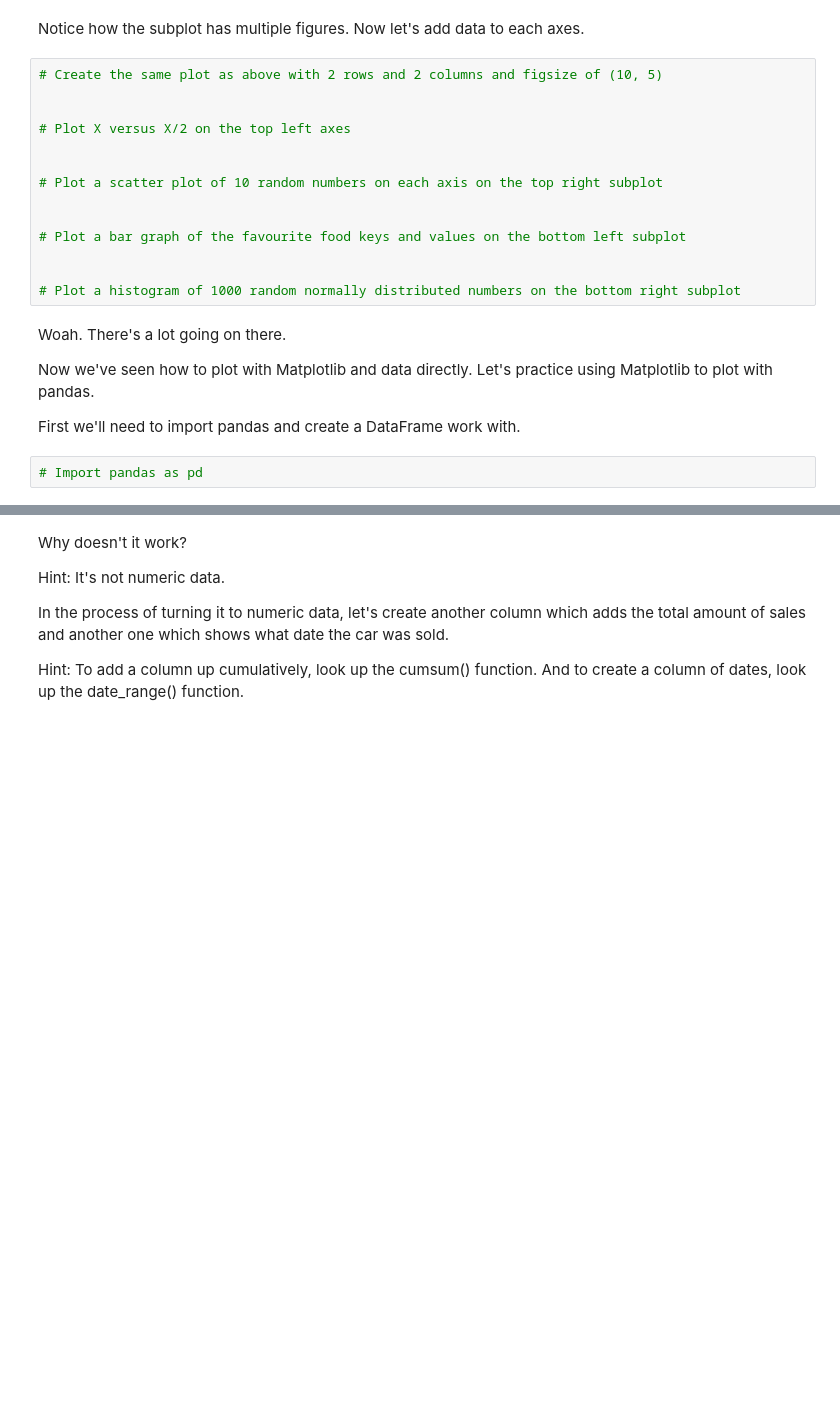
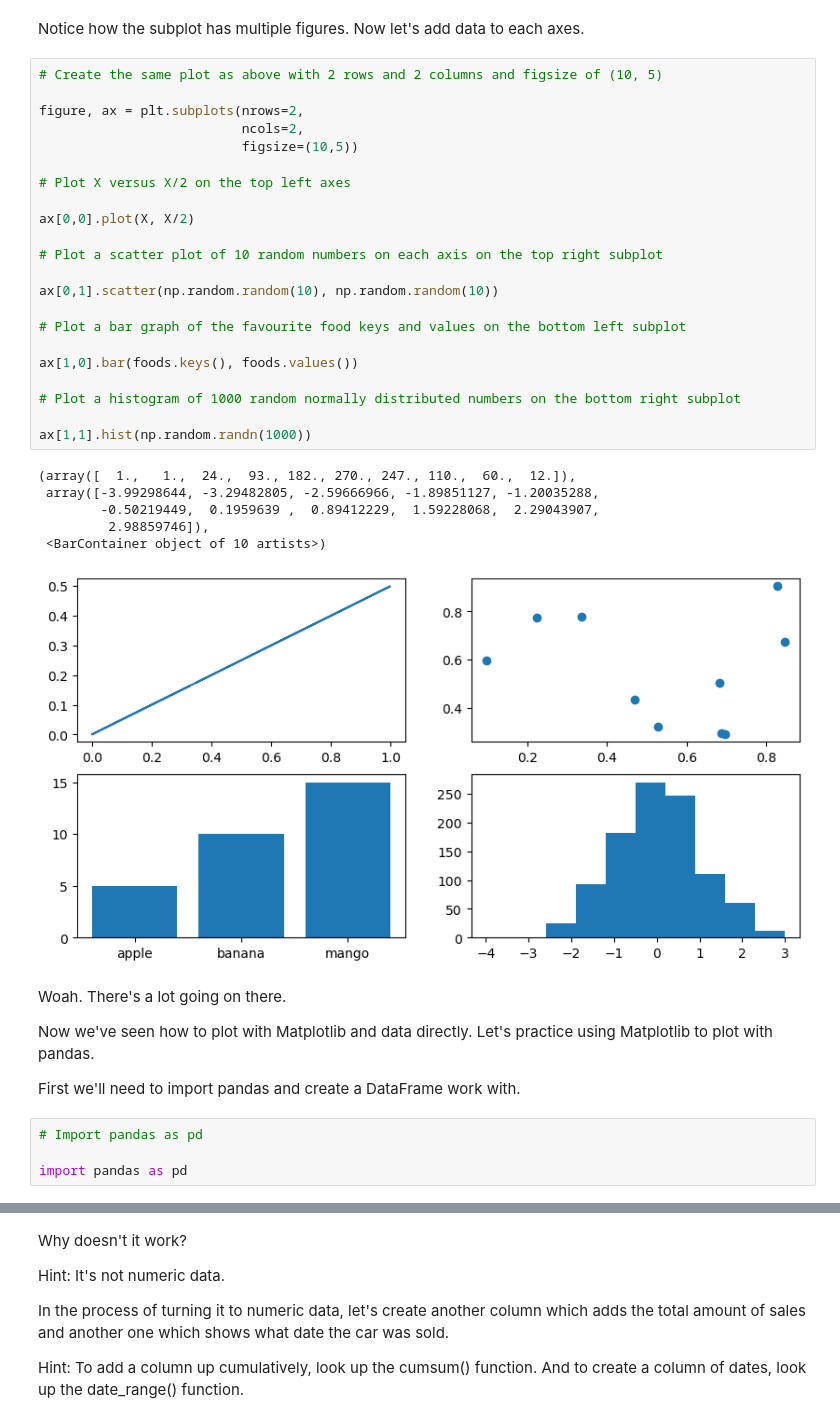
Before and after one commit to ubeydgur/zero-to-mastery-ml, a Jupyter notebook: tutorial/matplotlib/matplotlib-exercises.ipynb, the cells around one changed output, grey strips where cells are left out. Cells and saved outputs as stored; diff of their text form; blank space fills up the shorter version.

```diff
--- a/tutorial/matplotlib/matplotlib-exercises.ipynb
+++ b/tutorial/matplotlib/matplotlib-exercises.ipynb
@@ -196,17 +200,32 @@ Notice how the subplot has multiple figures. Now let's add data to each axes.
 # %%
 # Create the same plot as above with 2 rows and 2 columns and figsize of (10, 5)
 
+figure, ax = plt.subplots(nrows=2,
+                          ncols=2,
+                          figsize=(10,5))
 
 # Plot X versus X/2 on the top left axes
 
+ax[0,0].plot(X, X/2)
 
 # Plot a scatter plot of 10 random numbers on each axis on the top right subplot
 
+ax[0,1].scatter(np.random.random(10), np.random.random(10))
 
 # Plot a bar graph of the favourite food keys and values on the bottom left subplot
 
+ax[1,0].bar(foods.keys(), foods.values())
 
 # Plot a histogram of 1000 random normally distributed numbers on the bottom right subplot
+
+ax[1,1].hist(np.random.randn(1000))
+# %% [output]
+(array([  1.,   1.,  24.,  93., 182., 270., 247., 110.,  60.,  12.]),
+ array([-3.99298644, -3.29482805, -2.59666966, -1.89851127, -1.20035288,
+        -0.50219449,  0.1959639 ,  0.89412229,  1.59228068,  2.29043907,
+         2.98859746]),
+ <BarContainer object of 10 artists>)
+[figure, added]
 # %% [markdown]
 Woah. There's a lot going on there.
 
@@ -215,5 +234,7 @@ Now we've seen how to plot with Matplotlib and data directly. Let's practice usi
 First we'll need to import pandas and create a DataFrame work with.
 # %%
 # Import pandas as pd
+
+import pandas as pd
 # %%
 # Import the '../data/car-sales.csv' into a DataFame called car_sales and view
```
Also changed, not shown: parts of 28 cells of this notebook.
